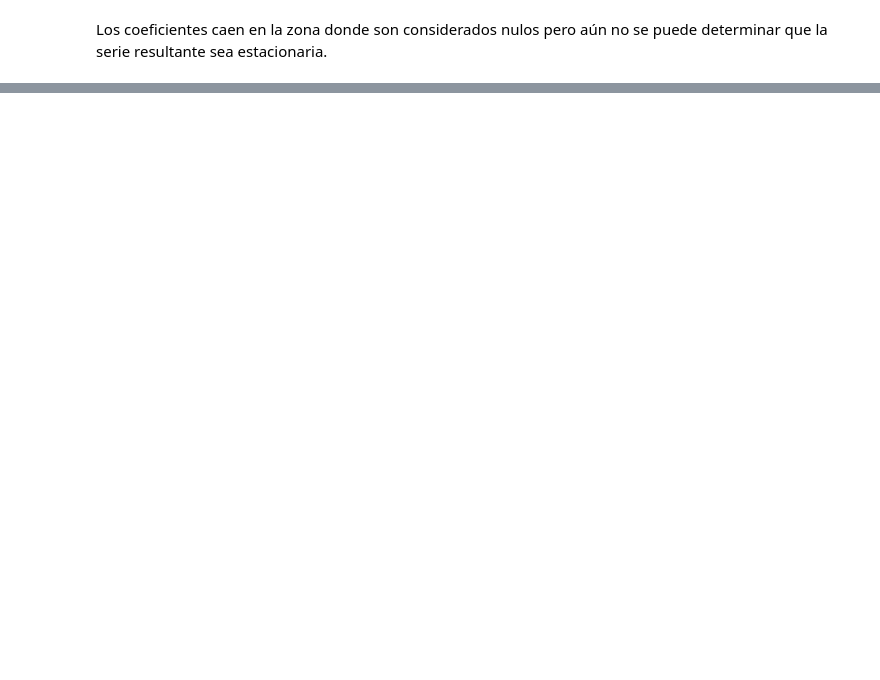
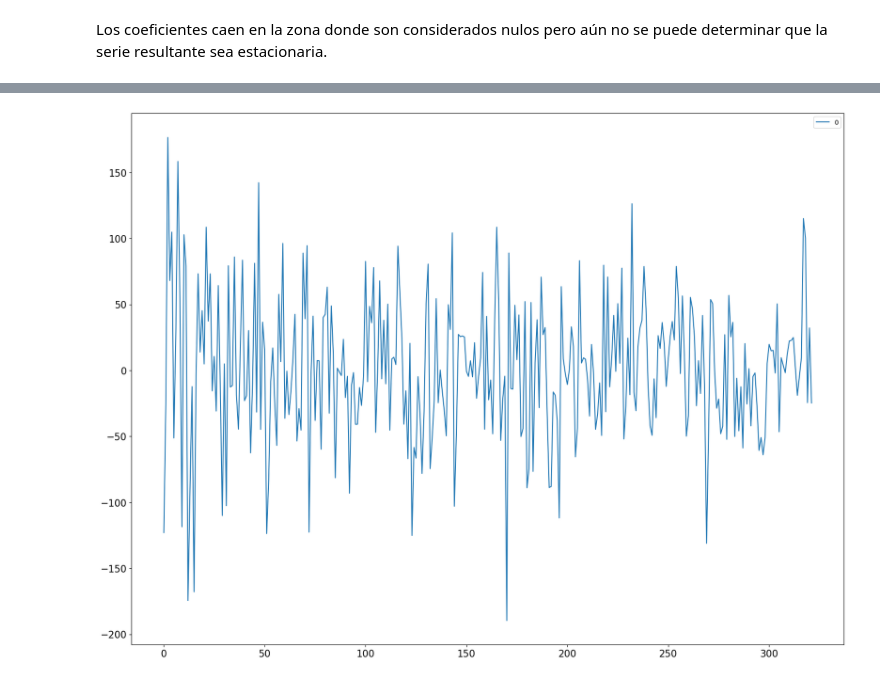
Before and after one commit to sergio2pi/CEIA-FIUBA_ST, a Jupyter notebook: trabajo_integrador/series_temporales.ipynb, the cells around one changed output, grey strips where cells are left out. Drawn from its saved outputs; the diff is of its cells as text; code cells hidden in the pictures; blank space fills up the shorter version.

Commit message:
Se inicia el analisis para modelar con ARIMA

```diff
--- a/trabajo_integrador/series_temporales.ipynb
+++ b/trabajo_integrador/series_temporales.ipynb
@@ -345,0 +436,9 @@ Los coeficientes caen en la zona donde son considerados nulos pero aún no se pu
+# %%
+p = 12
+q = 85
+d = 1
+
+model = ARIMA(serie, order=(p,d,q))
+model_fit = model.fit()
+
+print(model_fit.summary())
@@ -345,0 +463,7 @@ Los coeficientes caen en la zona donde son considerados nulos pero aún no se pu
+# %%
+# line plot of residuals
+residuals = pd.DataFrame(model_fit.resid)
+residuals.plot()
+plt.show()
+# %% [output]
+[figure, added]
```
Also changed, not shown: parts of 18 cells of this notebook.
